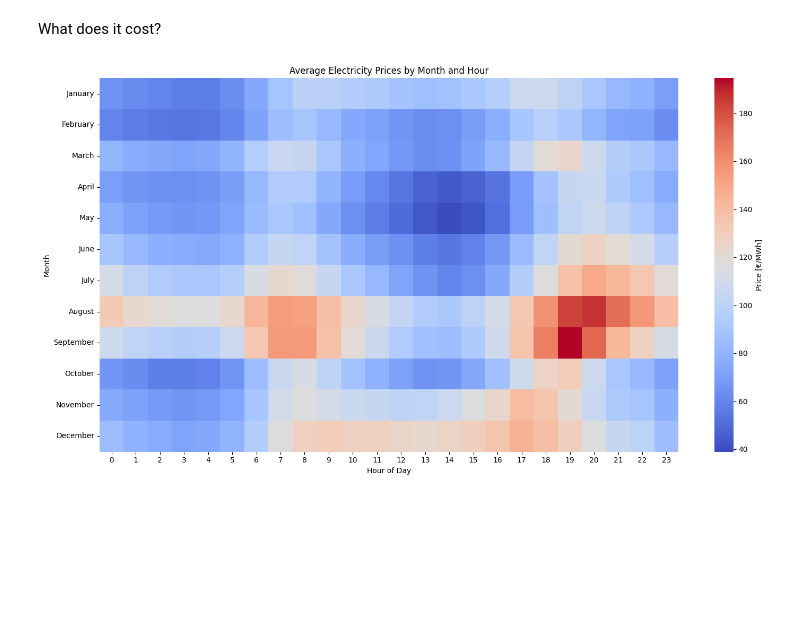
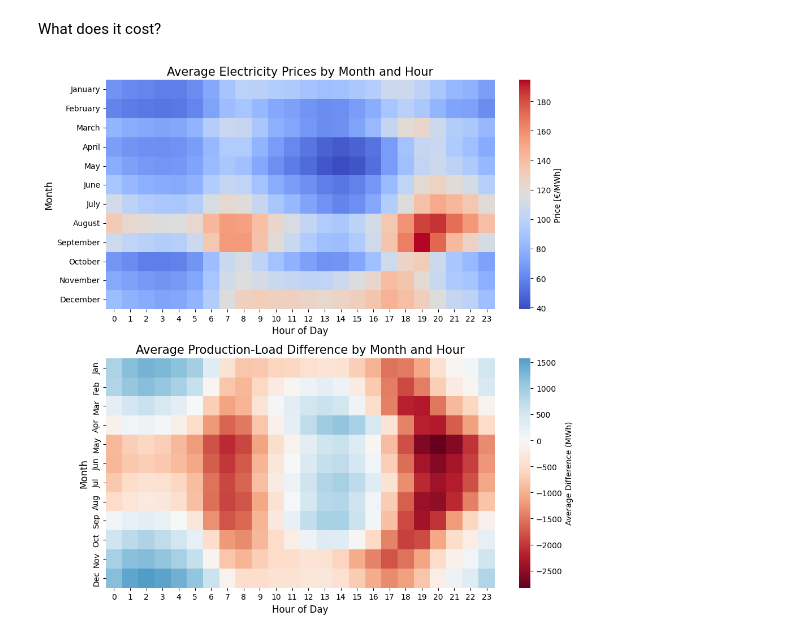
Before and after one commit to Timson1235/clouddocker, a Jupyter notebook: dataviz/capstone_project/main.ipynb, the cells around one changed output. Cells and saved outputs as stored; diff of their text form; code cells hidden in the pictures; blank space fills up the shorter version.

```diff
--- a/dataviz/capstone_project/main.ipynb
+++ b/dataviz/capstone_project/main.ipynb
@@ -215,15 +278,27 @@ def plot_heatmap_subplot(ax, df, value_col, title, cmap):
     ax.set_xlabel('Hour of Day', fontsize=12)
     ax.set_ylabel('Month', fontsize=12)
 
-# Create subplots (3 in a row)
-fig, (ax1, ax2, ax3) = plt.subplots(3, 1, figsize=(10, 15))
+# Create subplots (2x2 grid)
+fig, ((ax1, ax2), (ax3, ax4)) = plt.subplots(2, 2, figsize=(15, 10))
 
-# Create and plot heatmaps for Wind, Photovoltaik, and Fossil
-plot_heatmap_subplot(ax1, erzeugung, 'Total Wind [MWh]', 'Average Wind Production by Month and Hour', 'YlGnBu')
+# Calculate total wind and fossil production
+combined_df['Total Wind [MWh]'] = (combined_df['Wind Offshore [MWh] Originalauflösungen'] +
+                                  combined_df['Wind Onshore [MWh] Originalauflösungen'])
+combined_df['Total Fossil [MWh]'] = (combined_df['Braunkohle [MWh] Originalauflösungen'] +
+                                    combined_df['Erdgas [MWh] Originalauflösungen'] +
+                                    combined_df['Steinkohle [MWh] Originalauflösungen'] +
+                                    combined_df['Erdgas [MWh] Originalauflösungen'])
+
+# Create and plot heatmaps for Wind, Photovoltaik, Fossil, and Nuclear
+plot_heatmap_subplot(ax1, combined_df, 'Total Wind [MWh]', 'Average Wind Production by Month and Hour', 'YlGnBu')
 plot_heatmap_subplot(ax2, combined_df, 'Photovoltaik [MWh] Originalauflösungen', 'Average Solar Production by Month and Hour', 'YlOrRd')
 plot_heatmap_subplot(ax3, combined_df, 'Total Fossil [MWh]', 'Average Fossil Fuel Production (Braunkohle + Erdgas) by Month and Hour', 'copper_r')
+plot_heatmap_subplot(ax4, combined_df, 'Kernenergie [MWh] Originalauflösungen', 'Average Nuclear Production by Month and Hour', 'Purples')
 
 # Adjust layout and display
 plt.tight_layout()
+# Save the figure as an SVG file
+plt.savefig('heatmaps.svg', format='svg')
+
 plt.show()
 # %% [output]
@@ -233,28 +308,79 @@ What does it cost?
 # %%
 # Define the order of months
 months_order = ['January', 'February', 'March', 'April', 'May', 'June',
                 'July', 'August', 'September', 'October', 'November', 'December']
 
 # Calculate average price for each month and hour
 monthly_hourly_profile = combined_df.assign(
     month=combined_df['Datum von'].dt.month_name(),
     hour=combined_df['Datum von'].dt.hour
 ).groupby(['month', 'hour'])['Deutschland/Luxemburg [€/MWh] Originalauflösungen'].mean().unstack()
 
 # Reorder months
 monthly_hourly_profile = monthly_hourly_profile.reindex(index=months_order)
 
-# Create heatmap
-plt.figure(figsize=(15, 8))
-sns.heatmap(monthly_hourly_profile, cmap='YlOrBr',
-            xticklabels=range(24),
-            yticklabels=months_order,
-            cbar_kws={'label': 'Price [€/MWh]'})
+# Calculate total production (sum of all energy sources)
+combined_df['Total Production'] = (
+    combined_df['Wind Offshore [MWh] Originalauflösungen'] +
+    combined_df['Wind Onshore [MWh] Originalauflösungen'] +
+    combined_df['Photovoltaik [MWh] Originalauflösungen'] +
+    combined_df['Wasserkraft [MWh] Originalauflösungen'] +
+    combined_df['Biomasse [MWh] Originalauflösungen'] +
+    combined_df['Kernenergie [MWh] Originalauflösungen'] +
+    combined_df['Braunkohle [MWh] Originalauflösungen'] +
+    combined_df['Steinkohle [MWh] Originalauflösungen'] +
+    combined_df['Erdgas [MWh] Originalauflösungen']
+)
 
-plt.title('Average Electricity Prices by Month and Hour')
-plt.xlabel('Hour of Day')
-plt.ylabel('Month')
+# Calculate the difference between production and load
+combined_df['Production_Load_Difference'] = combined_df['Total Production'] - combined_df['Gesamt (Netzlast) [MWh] Originalauflösungen']
+
+# Calculate average hourly difference for each month
+combined_df['Hour'] = combined_df['Datum von'].dt.hour
+combined_df['Month'] = combined_df['Datum von'].dt.month
+
+# Create pivot table for monthly-hourly averages
+hourly_monthly_diff = pd.pivot_table(
+    data=combined_df,
+    values='Production_Load_Difference',
+    index='Month',
+    columns='Hour',
+    aggfunc='mean'
+)
+
+# Create subplots for the two heatmaps
+fig, axes = plt.subplots(2, 1, figsize=(10, 10))
+
+# First heatmap: Average electricity prices by month and hour
+sns.heatmap(
+    monthly_hourly_profile,
+    cmap='coolwarm',
+    xticklabels=range(24),
+    yticklabels=months_order,
+    cbar_kws={'label': 'Price [€/MWh]'},
+    ax=axes[0]
+)
+axes[0].set_title('Average Electricity Prices by Month and Hour', fontsize=15)
+axes[0].set_xlabel('Hour of Day', fontsize=12)
+axes[0].set_ylabel('Month', fontsize=12)
+
+# Second heatmap: Average production-load difference by month and hour
+sns.heatmap(
+    hourly_monthly_diff,
+    cmap='RdBu',
+    center=0,
+    annot=False,
+    cbar_kws={'label': 'Average Difference (MWh)'},
+    xticklabels=range(24),
+    yticklabels=['Jan', 'Feb', 'Mar', 'Apr', 'May', 'Jun', 'Jul', 'Aug', 'Sep', 'Oct', 'Nov', 'Dec'],
+    ax=axes[1]
+)
+axes[1].set_title('Average Production-Load Difference by Month and Hour', fontsize=15)
+axes[1].set_xlabel('Hour of Day', fontsize=12)
+axes[1].set_ylabel('Month', fontsize=12)
+
+# Adjust layout
 plt.tight_layout()
 plt.show()
 # %% [output]
-[figure, old version]
+[figure, new version]
```
Also changed, not shown: parts of 5 cells of this notebook, 2 other files.
